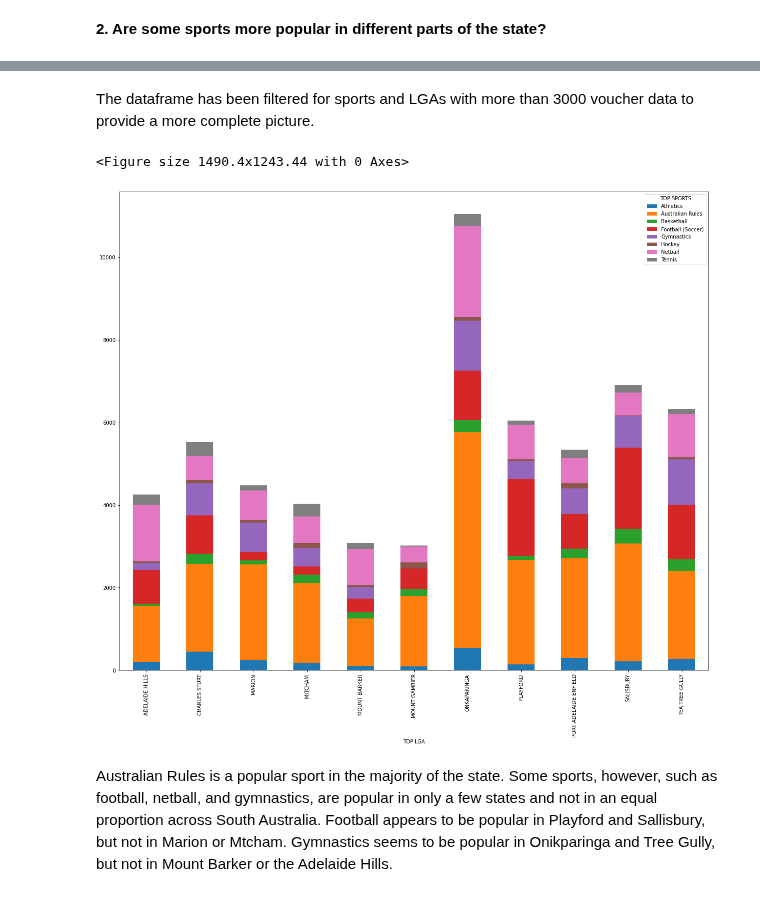
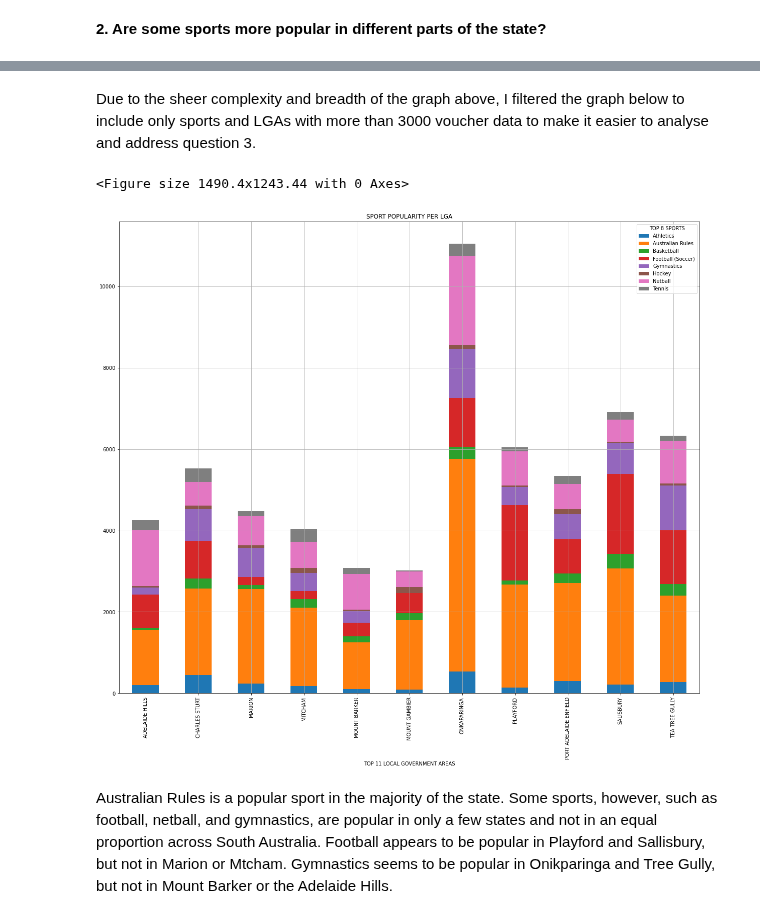
Before and after one commit to MQCOMP2200-S2-2021/data-science-portfolio-avagardiner, a Jupyter notebook: Portfolio 2.ipynb, the cells around one changed output, grey strips where cells are left out. Saved outputs shown, nothing was run; the diff lists cells and outputs as text; code cells hidden in the pictures.

```diff
--- a/Portfolio 2.ipynb
+++ b/Portfolio 2.ipynb
@@ -276,3 +300,3 @@ plt.show()
-# %% [markdown]
-The dataframe has been filtered for sports and LGAs with more than 3000 voucher data to provide a more complete picture.
+# %% [markdown]
+Due to the sheer complexity and breadth of the graph above, I filtered the graph below to include only sports and LGAs with more than 3000 voucher data to make it easier to analyse and address question 3.
 # %%
@@ -285,19 +311,23 @@ filter_data = filter_data[filter_data['Participant_LGA'].isin(Top_LGA)]
 # %%
 # Change the size
 plt.figure(figsize=(20.7,17.27))
 # Plot Figures
 filter_data.pivot_table(index='Participant_LGA', columns='Voucher_Sport', values='Participant_ID', aggfunc=len).sort_values(by='Participant_LGA', ascending=True).plot.bar(rot=0, stacked=True, figsize=[20.7,17.27])
 # Rotates X-Axis Ticks by 90-degrees
 plt.xticks(rotation = 90)
+# Add title
+plt.title("SPORT POPULARITY PER LGA")
+# Add label on the x-axis
+plt.xlabel('TOP 11 LOCAL GOVERNMENT AREAS')
 # Name the legend
-plt.legend(title = 'TOP SPORTS')
-# Add label on the x-axis
-plt.xlabel('TOP LGA')
+plt.legend(title = 'TOP 8 SPORTS')
+# Add grid
+plt.grid()
 # Show graph
 plt.show()
 # %% [output]
 <Figure size 1490.4x1243.44 with 0 Axes>
-[figure, old version]
+[figure, new version]
 # %% [markdown]
 Australian Rules is a popular sport in the majority of the state. Some sports, however, such as football, netball, and gymnastics, are popular in only a few states and not in an equal proportion across South Australia. Football appears to be popular in Playford and Sallisbury, but not in Marion or Mtcham. Gymnastics seems to be popular in Onikparinga and Tree Gully, but not in Mount Barker or the Adelaide Hills.
 # %% [markdown]
```
Also changed, not shown: parts of 58 cells of this notebook, 1 other file.
